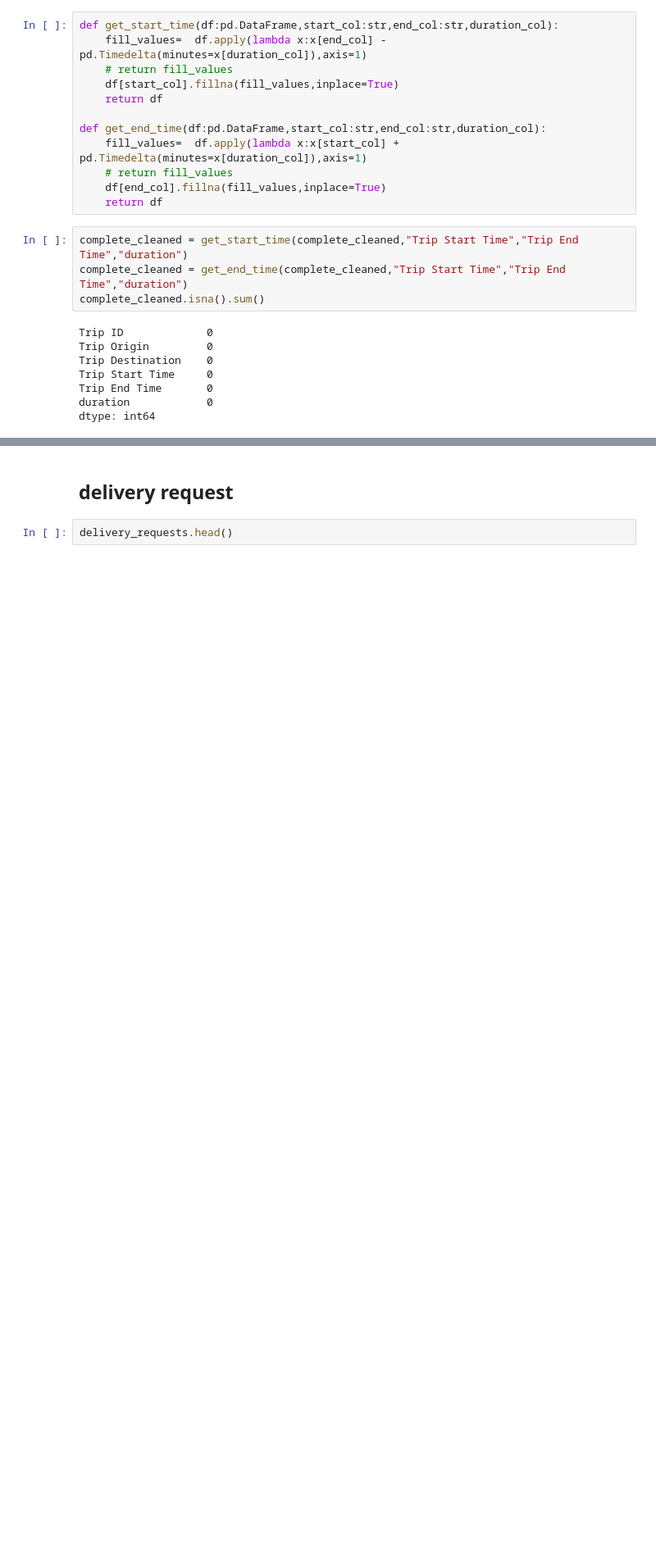
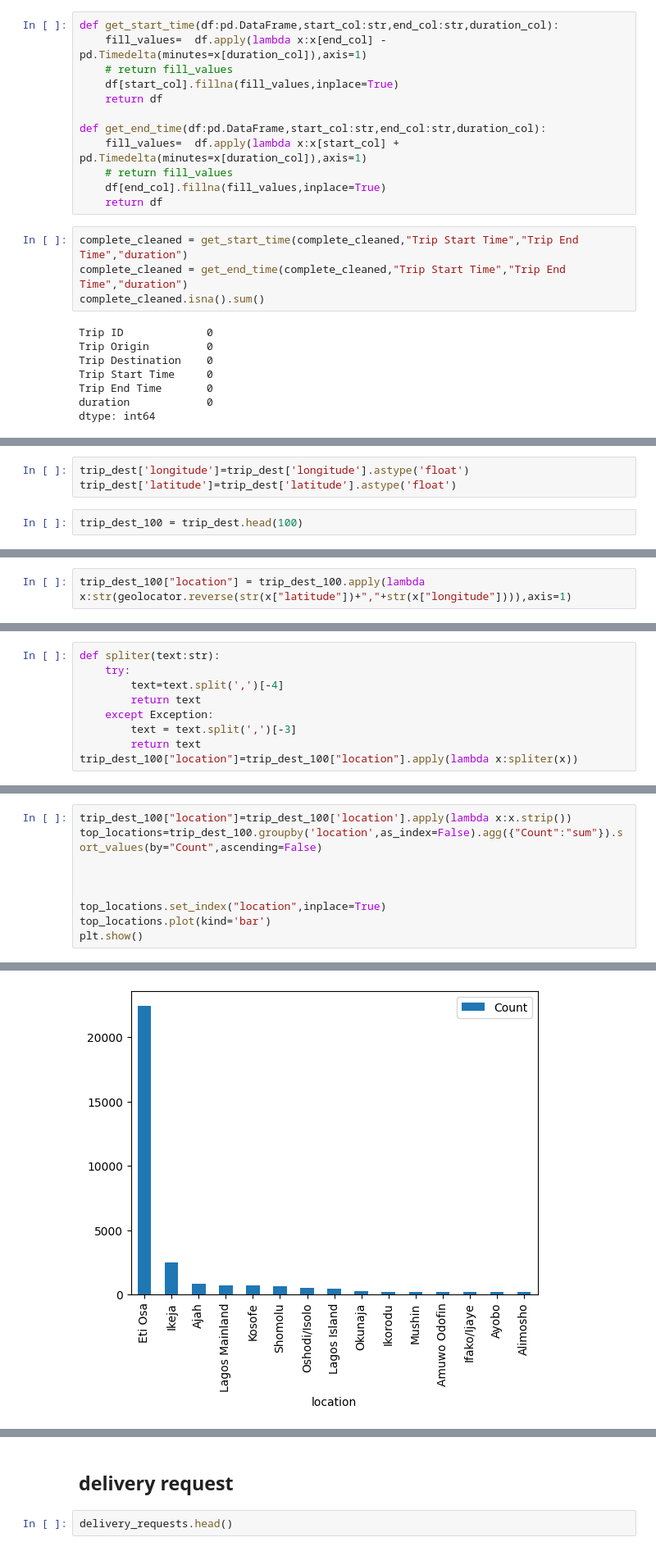
Before and after one commit to Nathnael12/Causal-Inference, a Jupyter notebook: notebooks/EDA.ipynb, the cells around one changed output, grey strips where cells are left out. Shown: that part at 82% size. Saved outputs shown, nothing was run; the diff lists cells and outputs as text; blank space fills up the shorter version.

```diff
--- a/notebooks/EDA.ipynb
+++ b/notebooks/EDA.ipynb
@@ -188,0 +294,5 @@ complete_cleaned[complete_cleaned["Trip ID"]==530900]
+# %%
+trip_dest['longitude']=trip_dest['longitude'].astype('float')
+trip_dest['latitude']=trip_dest['latitude'].astype('float')
+# %%
+trip_dest_100 = trip_dest.head(100)
@@ -188,0 +310,2 @@ complete_cleaned[complete_cleaned["Trip ID"]==530900]
+# %%
+trip_dest_100["location"] = trip_dest_100.apply(lambda x:str(geolocator.reverse(str(x["latitude"])+","+str(x["longitude"]))),axis=1)
@@ -188,0 +317,9 @@ complete_cleaned[complete_cleaned["Trip ID"]==530900]
+# %%
+def spliter(text:str):
+    try:
+        text=text.split(',')[-4]
+        return text
+    except Exception:
+        text = text.split(',')[-3]
+        return text
+trip_dest_100["location"]=trip_dest_100["location"].apply(lambda x:spliter(x))
@@ -188,0 +347,10 @@ complete_cleaned[complete_cleaned["Trip ID"]==530900]
+# %%
+trip_dest_100["location"]=trip_dest_100['location'].apply(lambda x:x.strip())
+top_locations=trip_dest_100.groupby('location',as_index=False).agg({"Count":"sum"}).sort_values(by="Count",ascending=False)
+
+
+
+top_locations.set_index("location",inplace=True)
+top_locations.plot(kind='bar')
+plt.show()
+# %% [output]
@@ -189 +361,2 @@ complete_cleaned[complete_cleaned["Trip ID"]==530900]
+[figure, added]
 # %%
```
Also changed, not shown: parts of 23 cells of this notebook, 1 other file.
